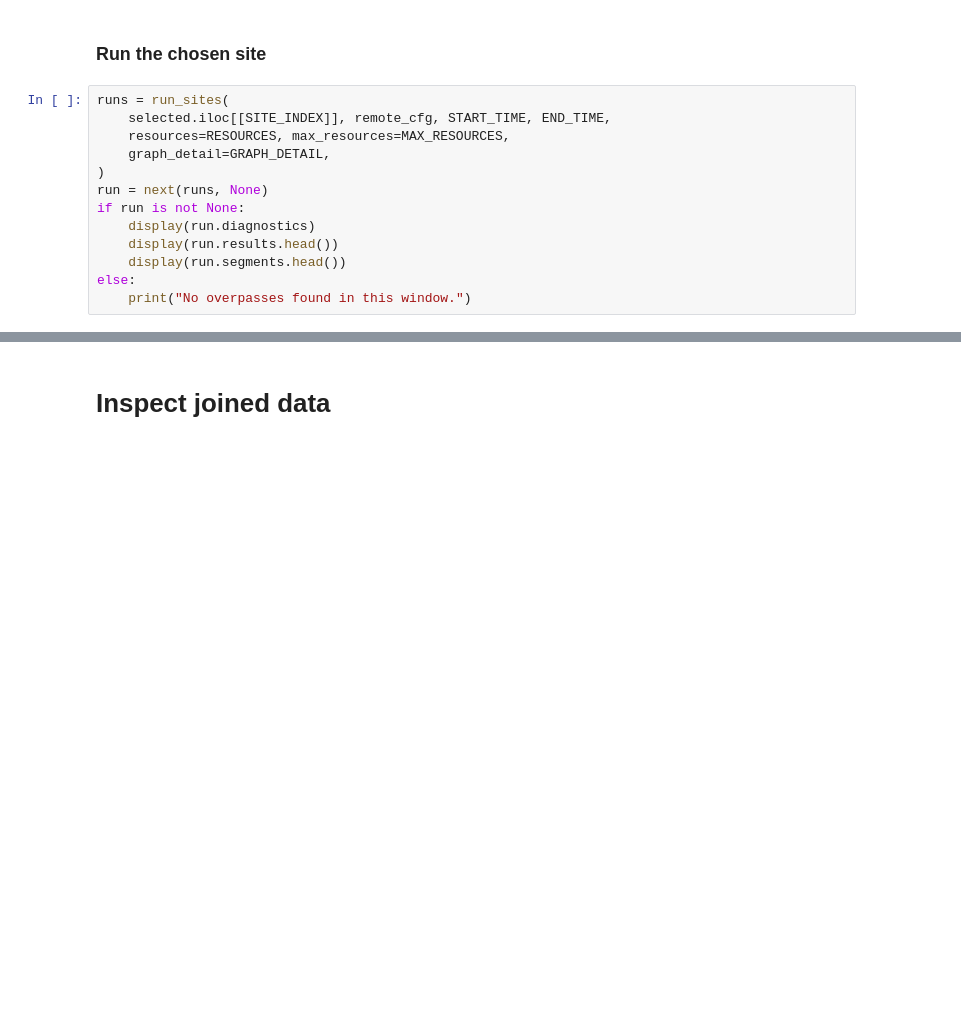
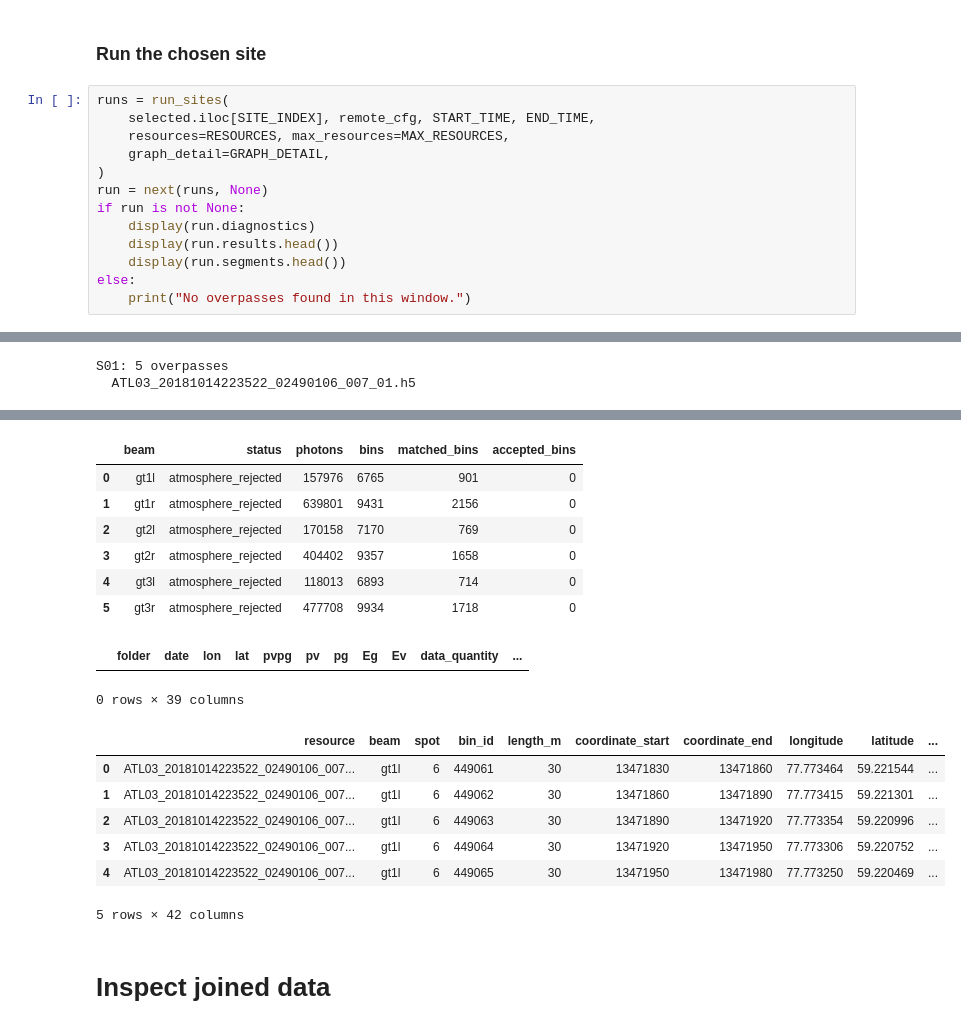
Before and after one commit to thomaslaraia/Snowstradamus_2, a Jupyter notebook: notebooks/15-tl-remote-processing-ATL08.ipynb, the cells around one changed output, grey strips where cells are left out. Saved outputs shown, nothing was run; the diff lists cells and outputs as text; blank space fills up the shorter version.

```diff
--- a/notebooks/15-tl-remote-processing-ATL08.ipynb
+++ b/notebooks/15-tl-remote-processing-ATL08.ipynb
@@ -59,7 +62,7 @@ display(selected[["site_id", "west", "south", "east", "north"]])
 ### Run the chosen site
 # %%
 runs = run_sites(
-    selected.iloc[[SITE_INDEX]], remote_cfg, START_TIME, END_TIME,
+    selected.iloc[SITE_INDEX], remote_cfg, START_TIME, END_TIME,
     resources=RESOURCES, max_resources=MAX_RESOURCES,
     graph_detail=GRAPH_DETAIL,
 )
@@ -74,0 +78,2 @@ ValueError: Buffer has wrong number of dimensions (expected 1, got 2)
+S01: 5 overpasses
+  ATL03_20181014223522_02490106_007_01.h5
@@ -75,3 +97,19 @@ ValueError: Buffer has wrong number of dimensions (expected 1, got 2)
+|  | beam | status | photons | bins | matched_bins | accepted_bins |
+| 0 | gt1l | atmosphere_rejected | 157976 | 6765 | 901 | 0 |
+| 1 | gt1r | atmosphere_rejected | 639801 | 9431 | 2156 | 0 |
+| 2 | gt2l | atmosphere_rejected | 170158 | 7170 | 769 | 0 |
+| 3 | gt2r | atmosphere_rejected | 404402 | 9357 | 1658 | 0 |
+| 4 | gt3l | atmosphere_rejected | 118013 | 6893 | 714 | 0 |
+| 5 | gt3r | atmosphere_rejected | 477708 | 9934 | 1718 | 0 |
+|  | folder | date | lon | lat | pvpg | pv | pg | Eg | Ev | data_quantity | ... |
+0 rows × 39 columns
+|  | resource | beam | spot | bin_id | length_m | coordinate_start | coordinate_end | longitude | latitude | ... |
+| 0 | ATL03_20181014223522_02490106_007... | gt1l | 6 | 449061 | 30 | 13471830 | 13471860 | 77.773464 | 59.221544 | ... |
+| 1 | ATL03_20181014223522_02490106_007... | gt1l | 6 | 449062 | 30 | 13471860 | 13471890 | 77.773415 | 59.221301 | ... |
+| 2 | ATL03_20181014223522_02490106_007... | gt1l | 6 | 449063 | 30 | 13471890 | 13471920 | 77.773354 | 59.220996 | ... |
+| 3 | ATL03_20181014223522_02490106_007... | gt1l | 6 | 449064 | 30 | 13471920 | 13471950 | 77.773306 | 59.220752 | ... |
+| 4 | ATL03_20181014223522_02490106_007... | gt1l | 6 | 449065 | 30 | 13471950 | 13471980 | 77.773250 | 59.220469 | ... |
+5 rows × 42 columns
 # %% [markdown]
 # Inspect joined data
 # %%
```
Also changed, not shown: parts of 3 cells of this notebook, 2 other files.
